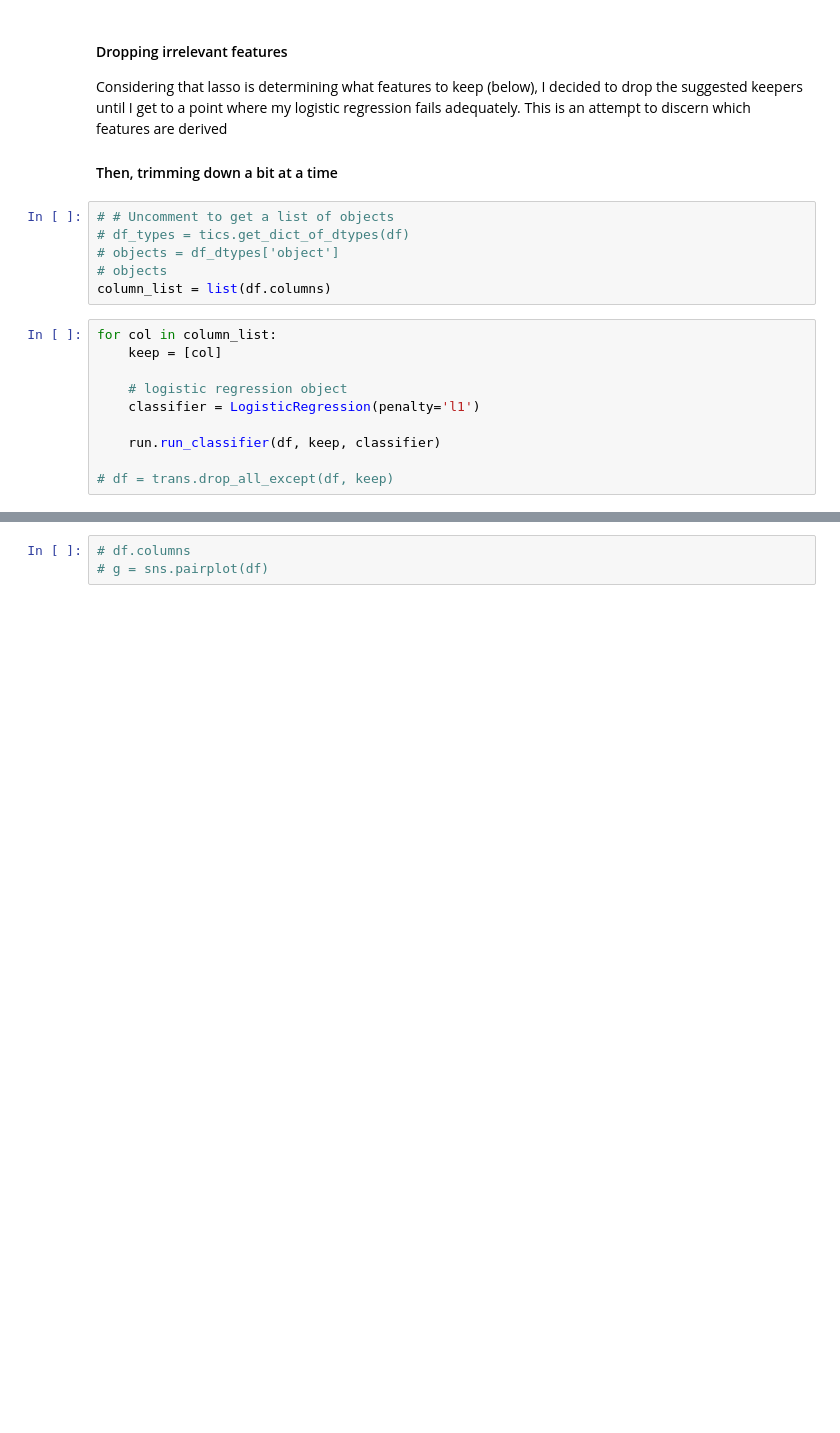
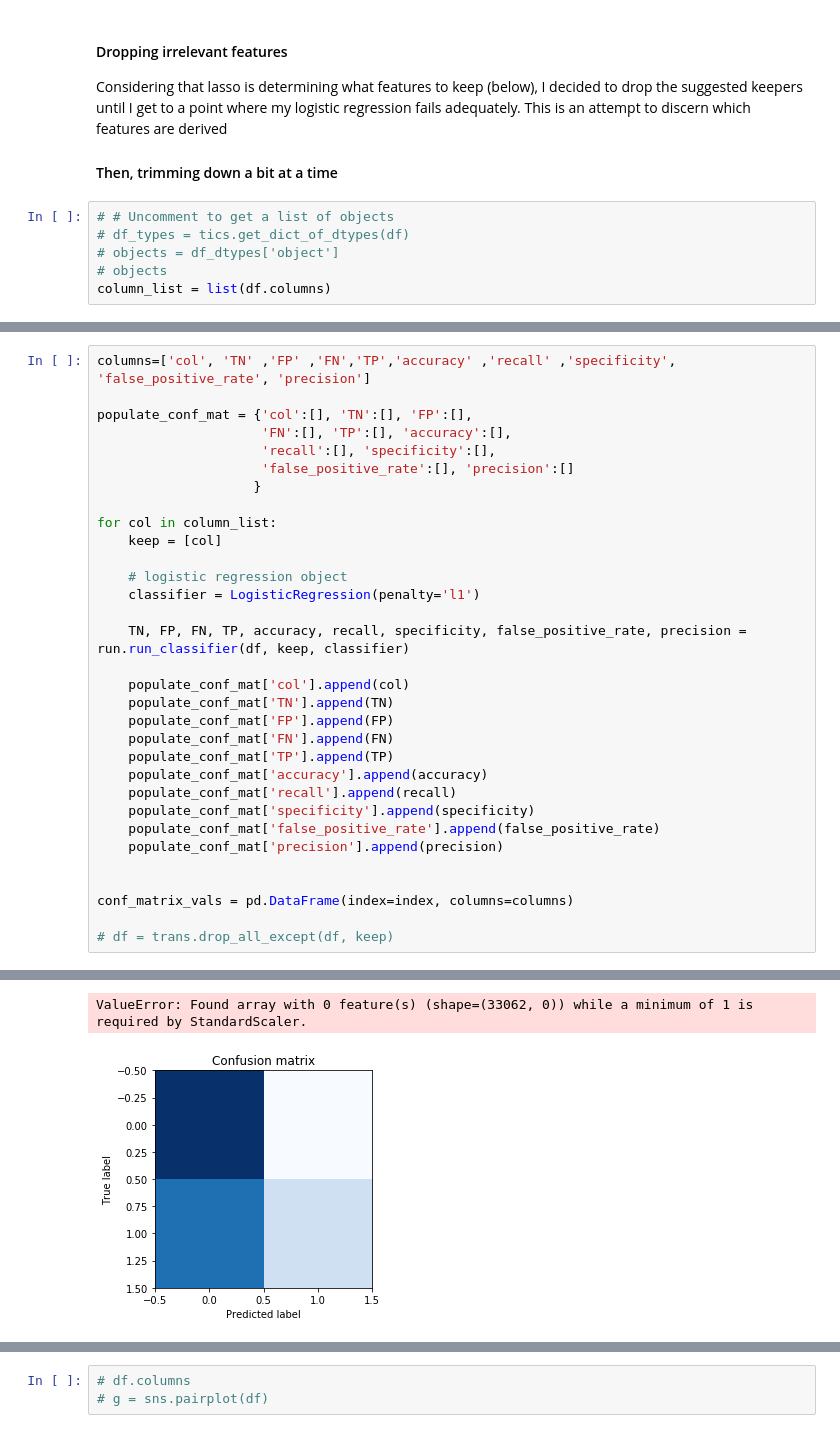
Before and after one commit to MnemoSemiotic/Analyzing-Network-Traffic_kdd99, a Jupyter notebook: Feature_Engineering_and_Modeling.ipynb, the cells around one changed output, grey strips where cells are left out. Cells and saved outputs as stored; diff of their text form; blank space fills up the shorter version.

```diff
--- a/Feature_Engineering_and_Modeling.ipynb
+++ b/Feature_Engineering_and_Modeling.ipynb
@@ -87,13 +67,3 @@ Considering that lasso is determining what features to keep (below), I decided t
 # objects = df_dtypes['object']
 # objects
 column_list = list(df.columns)
-# %%
-for col in column_list:
-    keep = [col]
-
-    # logistic regression object
-    classifier = LogisticRegression(penalty='l1')
-
-    run.run_classifier(df, keep, classifier)
-
-# df = trans.drop_all_except(df, keep)
@@ -136,0 +70,33 @@ ValueError: Found array with 0 feature(s) (shape=(33030, 0)) while a minimum of
+# %%
+columns=['col', 'TN' ,'FP' ,'FN','TP','accuracy' ,'recall' ,'specificity', 'false_positive_rate', 'precision']
+
+populate_conf_mat = {'col':[], 'TN':[], 'FP':[],
+                     'FN':[], 'TP':[], 'accuracy':[],
+                     'recall':[], 'specificity':[],
+                     'false_positive_rate':[], 'precision':[]
+                    }
+
+for col in column_list:
+    keep = [col]
+
+    # logistic regression object
+    classifier = LogisticRegression(penalty='l1')
+
+    TN, FP, FN, TP, accuracy, recall, specificity, false_positive_rate, precision = run.run_classifier(df, keep, classifier)
+
+    populate_conf_mat['col'].append(col)
+    populate_conf_mat['TN'].append(TN)
+    populate_conf_mat['FP'].append(FP)
+    populate_conf_mat['FN'].append(FN)
+    populate_conf_mat['TP'].append(TP)
+    populate_conf_mat['accuracy'].append(accuracy)
+    populate_conf_mat['recall'].append(recall)
+    populate_conf_mat['specificity'].append(specificity)
+    populate_conf_mat['false_positive_rate'].append(false_positive_rate)
+    populate_conf_mat['precision'].append(precision)
+
+
+conf_matrix_vals = pd.DataFrame(index=index, columns=columns)
+
+# df = trans.drop_all_except(df, keep)
+# %% [output]
@@ -137,3 +137,5 @@ ValueError: Found array with 0 feature(s) (shape=(33030, 0)) while a minimum of
+ValueError: Found array with 0 feature(s) (shape=(33062, 0)) while a minimum of 1 is required by StandardScaler.
+[figure, added]
 # %%
 # title = 'Correlation Matrix of data after Dropping Correlated'
 # pltfuncs.corr_heat(df, title)
```
Also changed, not shown: parts of 4 cells of this notebook, 2 other files.
